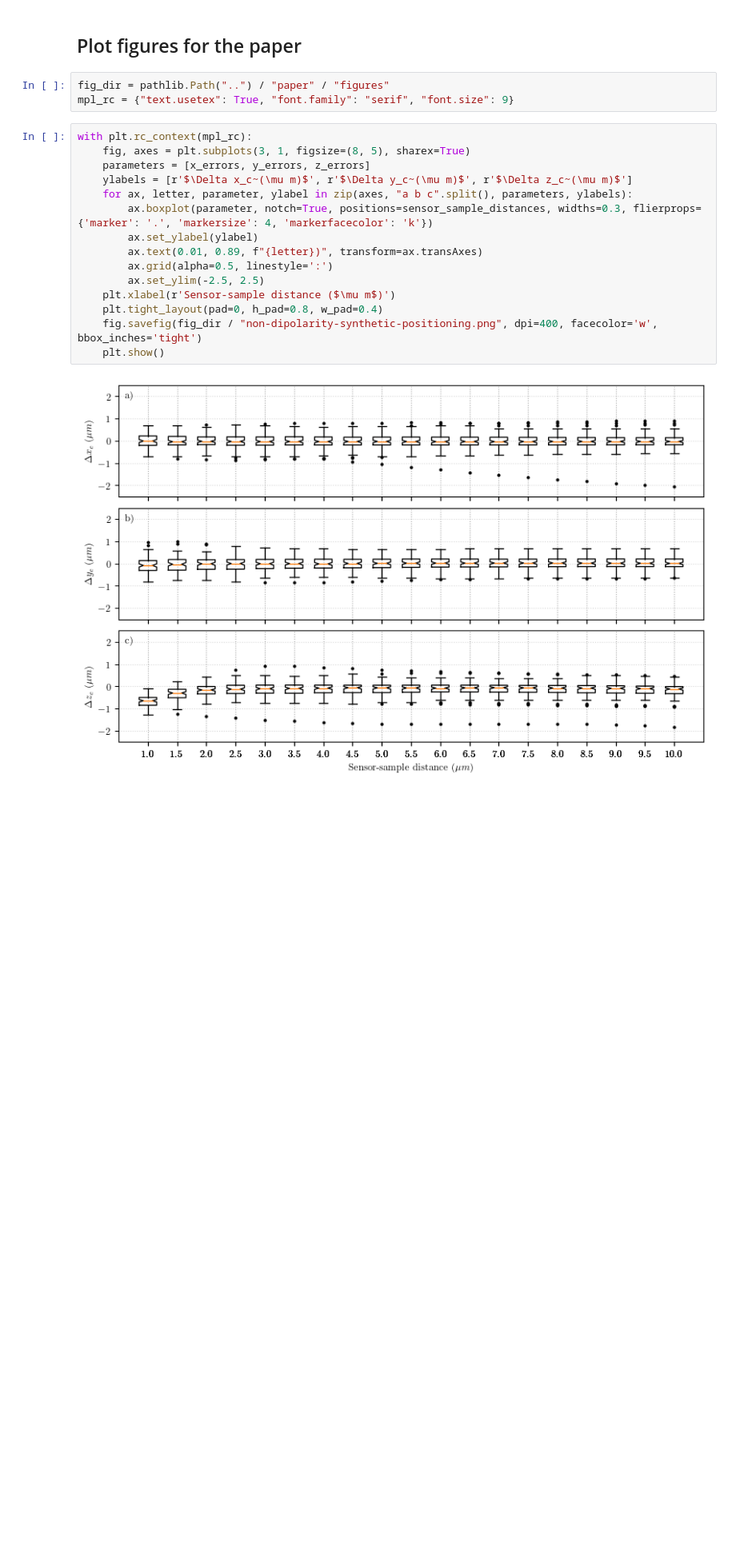
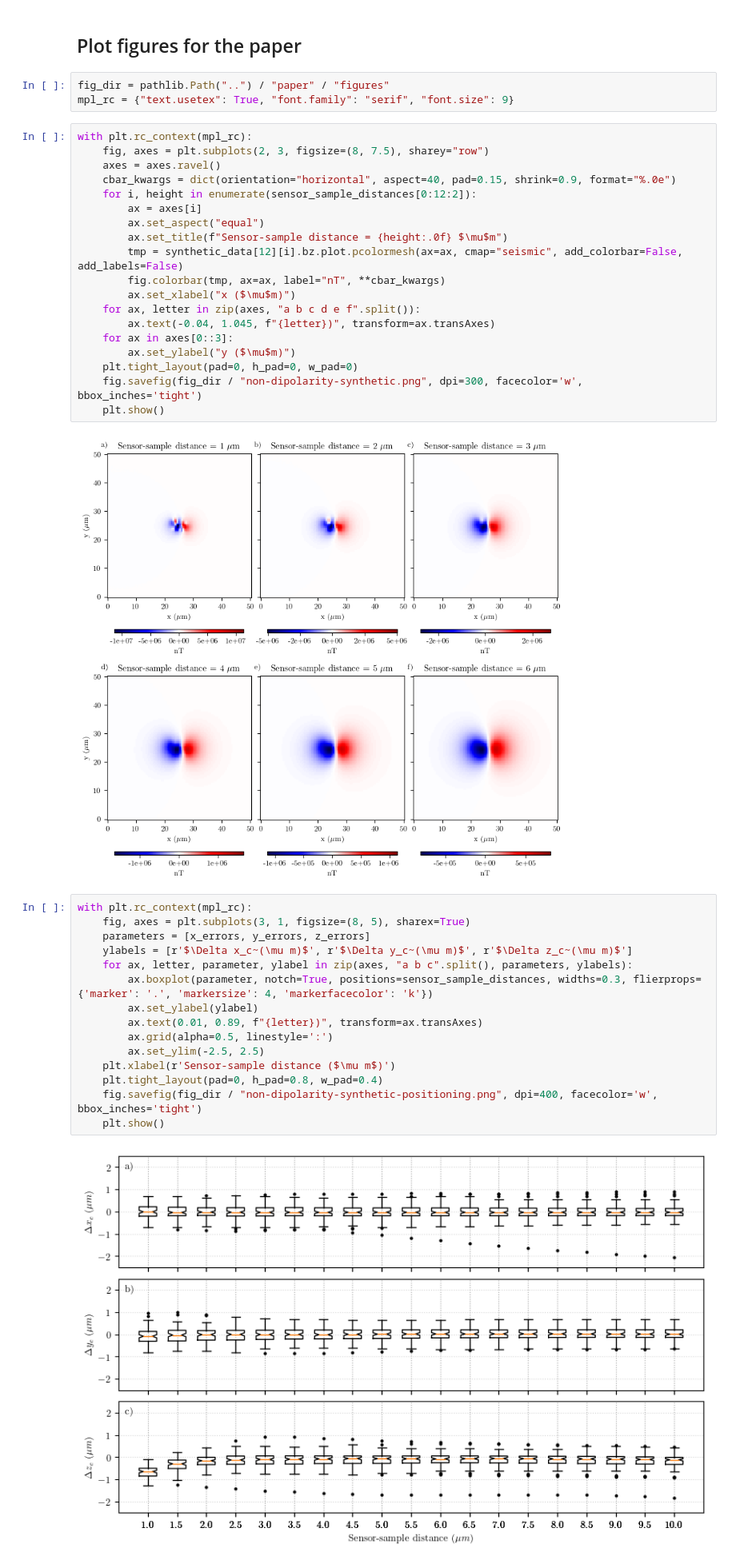
Before and after one commit to compgeolab/micromag-euler-dipole, a Jupyter notebook: code/04_non_dipolar_synthetic_sources.ipynb, the cells around one changed output. Shown at 80% size. Saved outputs shown, nothing was run; the diff lists cells and outputs as text; blank space fills up the shorter version.

Commit message:
Add back the example plot of the non-dipolar fields

```diff
--- a/code/04_non_dipolar_synthetic_sources.ipynb
+++ b/code/04_non_dipolar_synthetic_sources.ipynb
@@ -126,6 +126,27 @@ for i, (estimates, (dipole_coordinates, dipole_moment)) in enumerate(zip(results
 # %%
 fig_dir = pathlib.Path("..") / "paper" / "figures"
 mpl_rc = {"text.usetex": True, "font.family": "serif", "font.size": 9}
+# %%
+with plt.rc_context(mpl_rc):
+    fig, axes = plt.subplots(2, 3, figsize=(8, 7.5), sharey="row")
+    axes = axes.ravel()
+    cbar_kwargs = dict(orientation="horizontal", aspect=40, pad=0.15, shrink=0.9, format="%.0e")
+    for i, height in enumerate(sensor_sample_distances[0:12:2]):
+        ax = axes[i]
+        ax.set_aspect("equal")
+        ax.set_title(f"Sensor-sample distance = {height:.0f} $\mu$m")
+        tmp = synthetic_data[12][i].bz.plot.pcolormesh(ax=ax, cmap="seismic", add_colorbar=False, add_labels=False)
+        fig.colorbar(tmp, ax=ax, label="nT", **cbar_kwargs)
+        ax.set_xlabel("x ($\mu$m)")
+    for ax, letter in zip(axes, "a b c d e f".split()):
+        ax.text(-0.04, 1.045, f"{letter})", transform=ax.transAxes)
+    for ax in axes[0::3]:
+        ax.set_ylabel("y ($\mu$m)")
+    plt.tight_layout(pad=0, h_pad=0, w_pad=0)
+    fig.savefig(fig_dir / "non-dipolarity-synthetic.png", dpi=300, facecolor='w', bbox_inches='tight')
+    plt.show()
+# %% [output]
+[figure, added]
 # %%
 with plt.rc_context(mpl_rc):
     fig, axes = plt.subplots(3, 1, figsize=(8, 5), sharex=True)
```
Also changed, not shown: 1 other file.
